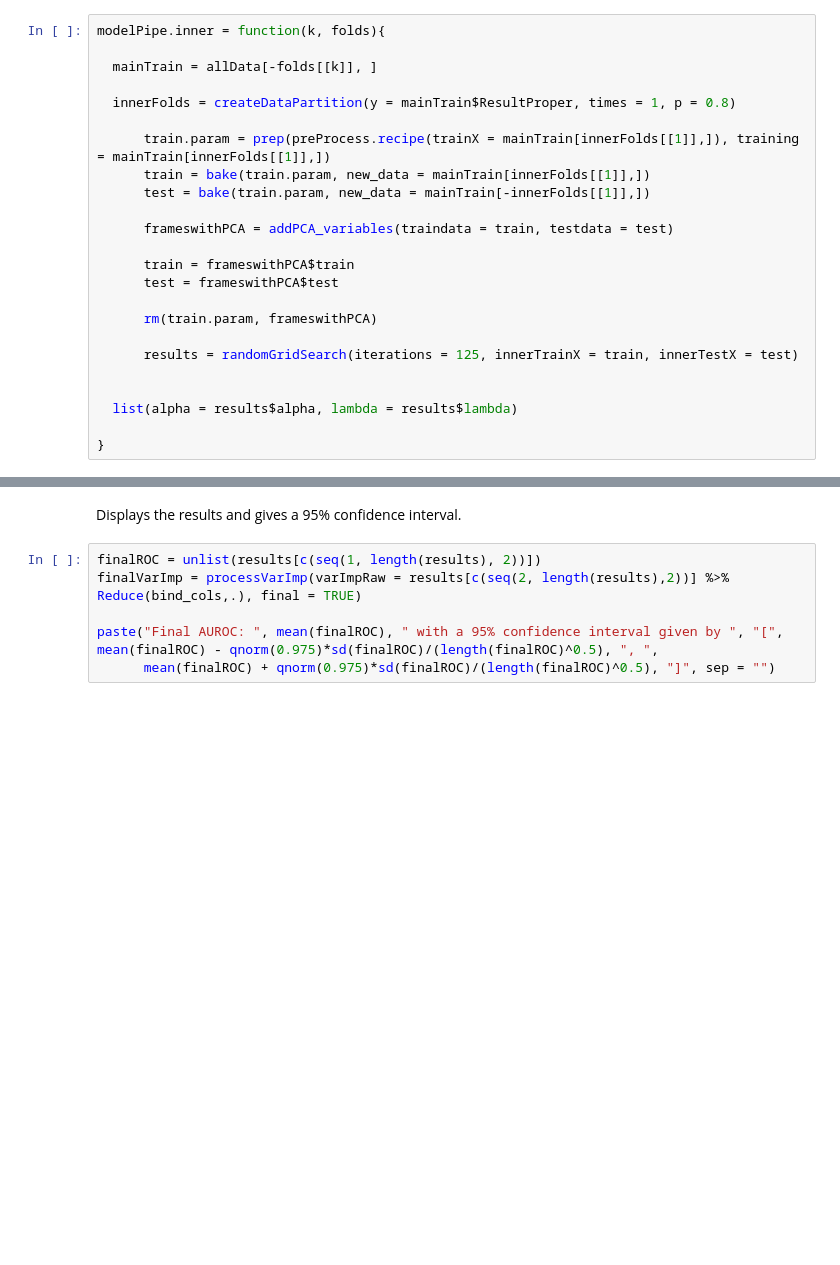
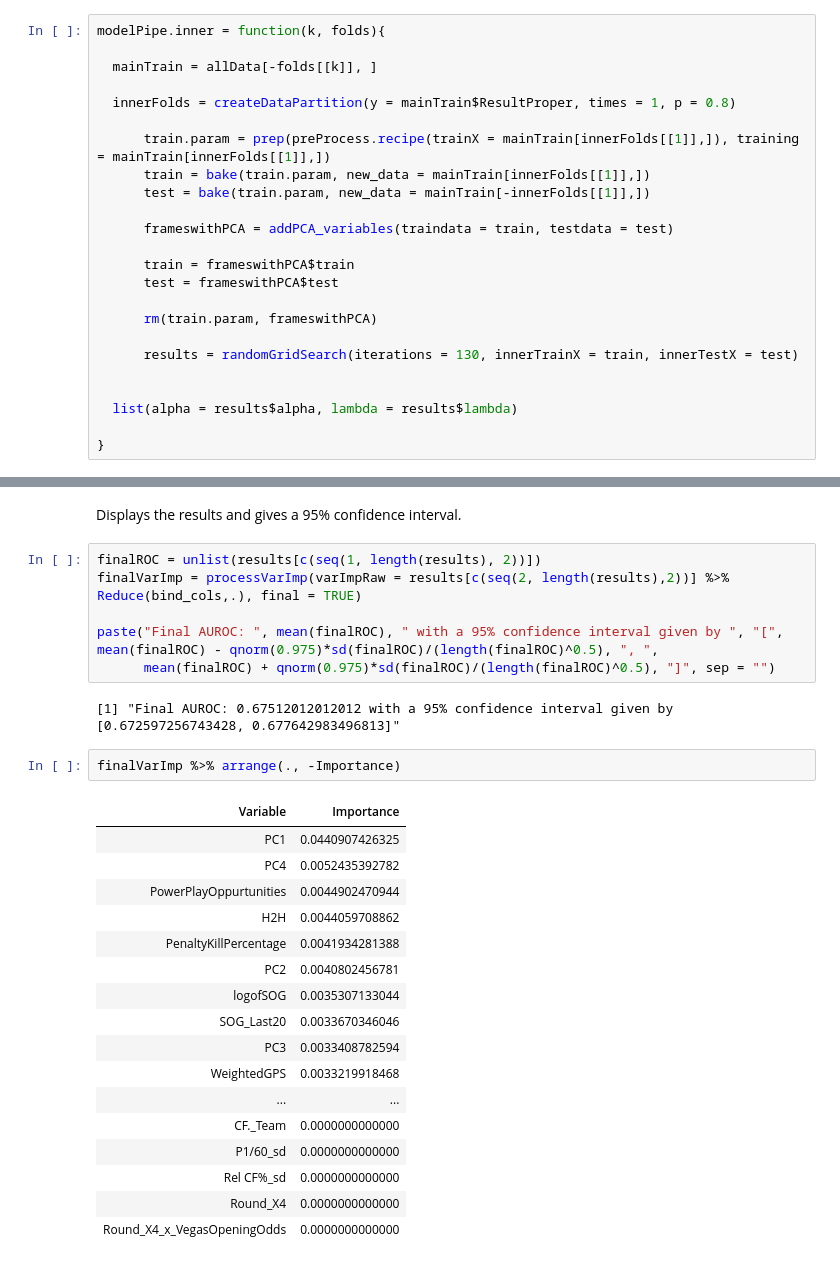
Before and after one commit to braydentang1/NHLPlayoffs, a Jupyter notebook: Notebooks/Elastic Net.ipynb, the cells around one changed output, grey strips where cells are left out. Drawn from its saved outputs; the diff is of its cells as text; blank space fills up the shorter version.

Commit message:
update notebook. Finalize scores.

```diff
--- a/Notebooks/Elastic Net.ipynb
+++ b/Notebooks/Elastic Net.ipynb
@@ -309,7 +350,7 @@ modelPipe.inner = function(k, folds){
 
       rm(train.param, frameswithPCA)
 
-      results = randomGridSearch(iterations = 125, innerTrainX = train, innerTestX = test)
+      results = randomGridSearch(iterations = 130, innerTrainX = train, innerTestX = test)
 
 
   list(alpha = results$alpha, lambda = results$lambda)
@@ -377,3 +418,25 @@ finalVarImp = processVarImp(varImpRaw = results[c(seq(2, length(results),2))] %>
 
 paste("Final AUROC: ", mean(finalROC), " with a 95% confidence interval given by ", "[", mean(finalROC) - qnorm(0.975)*sd(finalROC)/(length(finalROC)^0.5), ", ",
       mean(finalROC) + qnorm(0.975)*sd(finalROC)/(length(finalROC)^0.5), "]", sep = "")
+# %% [output]
+[1] "Final AUROC: 0.67512012012012 with a 95% confidence interval given by [0.672597256743428, 0.677642983496813]"
+# %%
+finalVarImp %>% arrange(., -Importance)
+# %% [output]
+| Variable | Importance |
+| PC1 | 0.0440907426325 |
+| PC4 | 0.0052435392782 |
+| PowerPlayOppurtunities | 0.0044902470944 |
+| H2H | 0.0044059708862 |
+| PenaltyKillPercentage | 0.0041934281388 |
+| PC2 | 0.0040802456781 |
+| logofSOG | 0.0035307133044 |
+| SOG_Last20 | 0.0033670346046 |
+| PC3 | 0.0033408782594 |
+| WeightedGPS | 0.0033219918468 |
+| ... | ... |
+| CF._Team | 0.0000000000000 |
+| P1/60_sd | 0.0000000000000 |
+| Rel CF%_sd | 0.0000000000000 |
+| Round_X4 | 0.0000000000000 |
+| Round_X4_x_VegasOpeningOdds | 0.0000000000000 |
```
Also changed, not shown: parts of 2 cells of this notebook.
